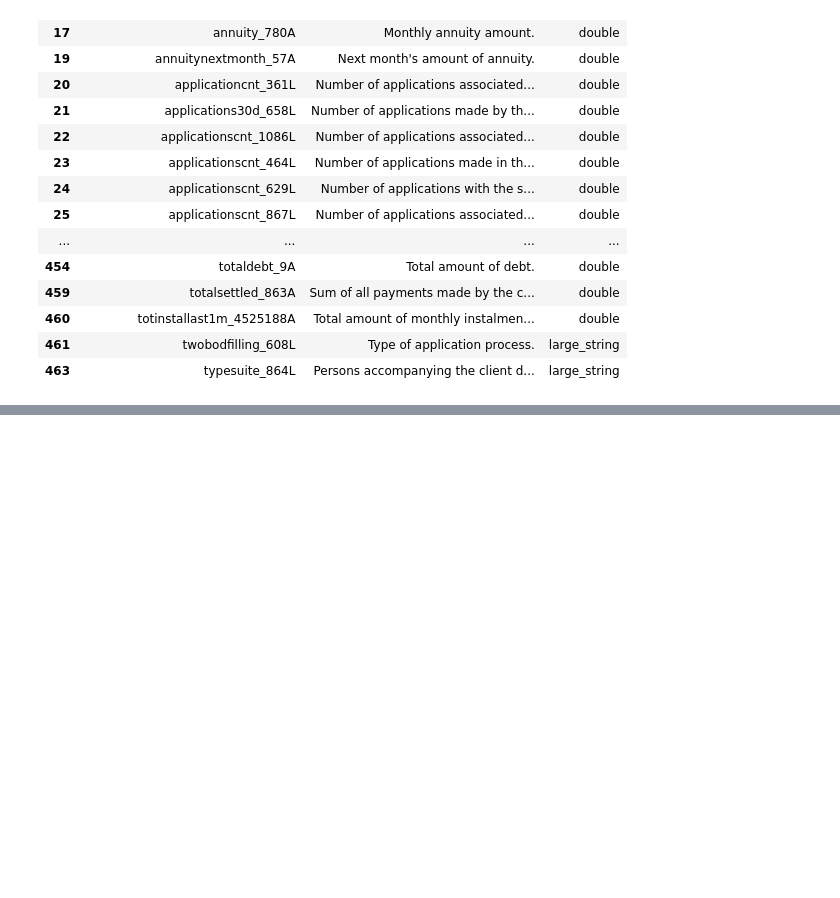
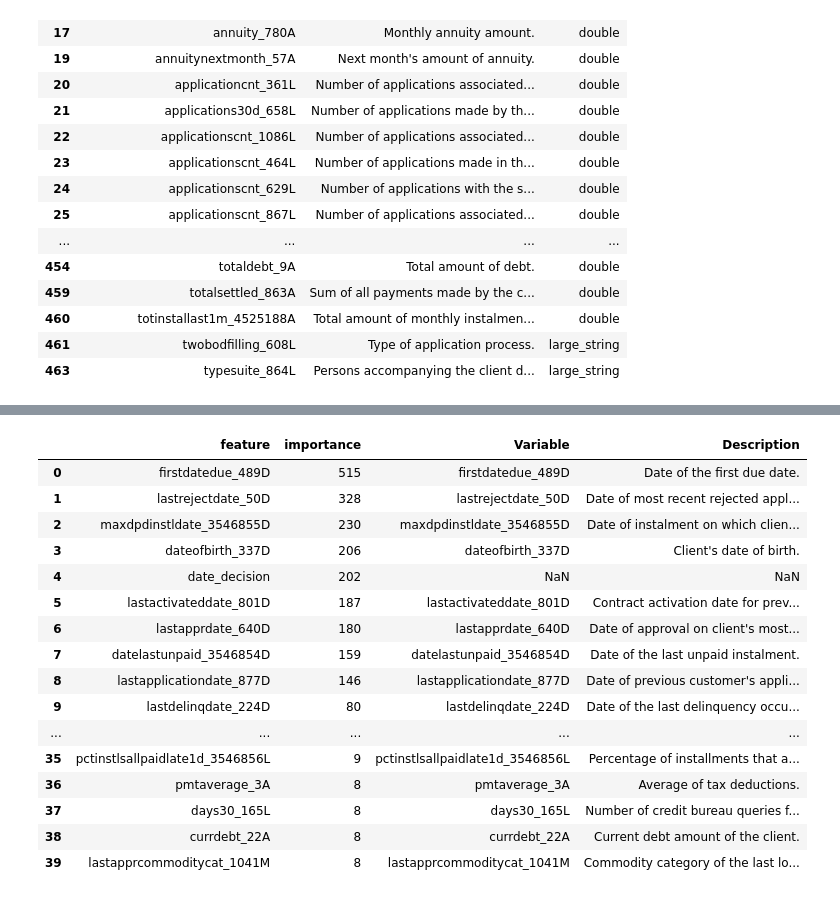
Before and after one commit to ngnquanq/credit-risk-ml-system, a Jupyter notebook: notebooks/2.extractData.ipynb, the cells around one changed output, grey strips where cells are left out. Drawn from its saved outputs; the diff is of its cells as text; code cells hidden in the pictures; blank space fills up the shorter version.

```diff
--- a/notebooks/2.buildPOCModel.ipynb
+++ b/notebooks/2.extractData.ipynb
@@ -65,0 +101,36 @@ train_data_feature
+# %%
+import pandas as pd
+import lightgbm as lgb
+from sklearn.model_selection import train_test_split
+from sklearn.metrics import roc_auc_score
+
+# Assume df_pandas is already available and contains the "target" column
+# Drop identifier columns if present
+X = df_pandas.drop(columns=["target", "case_id"], errors='ignore')
+y = df_pandas["target"]
+
+# Convert categorical columns to category dtype
+for col in X.select_dtypes(include='object').columns:
+    X[col] = X[col].astype('category')
+
+# Train-validation split
+X_train, X_val, y_train, y_val = train_test_split(
+    X, y, test_size=0.2, stratify=y, random_state=42
+)
+
+# Train LightGBM model
+model = lgb.LGBMClassifier(n_estimators=100, random_state=42)
+model.fit(X_train, y_train)
+
+# Evaluate
+y_pred_proba = model.predict_proba(X_val)[:, 1]
+auc_score = roc_auc_score(y_val, y_pred_proba)
+
+# Feature importance
+feature_importance_df = pd.DataFrame({
+    "feature": X.columns,
+    "importance": model.feature_importances_
+}).sort_values(by="importance", ascending=False)
+
+
+auc_score
@@ -65,0 +184,26 @@ train_data_feature
+# %%
+feature_definition_df = pd.read_csv(FEATURE_DEF_PATH)
+feature_importance_df.head(40).merge(
+    feature_definition_df,
+    left_on="feature",
+    right_on="Variable",
+    how="left"
+)
+# %% [output]
+|  | feature | importance | Variable | Description |
+| 0 | firstdatedue_489D | 515 | firstdatedue_489D | Date of the first due date. |
+| 1 | lastrejectdate_50D | 328 | lastrejectdate_50D | Date of most recent rejected appl... |
+| 2 | maxdpdinstldate_3546855D | 230 | maxdpdinstldate_3546855D | Date of instalment on which clien... |
+| 3 | dateofbirth_337D | 206 | dateofbirth_337D | Client's date of birth. |
+| 4 | date_decision | 202 | NaN | NaN |
+| 5 | lastactivateddate_801D | 187 | lastactivateddate_801D | Contract activation date for prev... |
+| 6 | lastapprdate_640D | 180 | lastapprdate_640D | Date of approval on client's most... |
+| 7 | datelastunpaid_3546854D | 159 | datelastunpaid_3546854D | Date of the last unpaid instalment. |
+| 8 | lastapplicationdate_877D | 146 | lastapplicationdate_877D | Date of previous customer's appli... |
+| 9 | lastdelinqdate_224D | 80 | lastdelinqdate_224D | Date of the last delinquency occu... |
+| ... | ... | ... | ... | ... |
+| 35 | pctinstlsallpaidlate1d_3546856L | 9 | pctinstlsallpaidlate1d_3546856L | Percentage of installments that a... |
+| 36 | pmtaverage_3A | 8 | pmtaverage_3A | Average of tax deductions. |
+| 37 | days30_165L | 8 | days30_165L | Number of credit bureau queries f... |
+| 38 | currdebt_22A | 8 | currdebt_22A | Current debt amount of the client. |
+| 39 | lastapprcommoditycat_1041M | 8 | lastapprcommoditycat_1041M | Commodity category of the last lo... |
```
Also changed, not shown: parts of 11 cells of this notebook, 11 other files.
